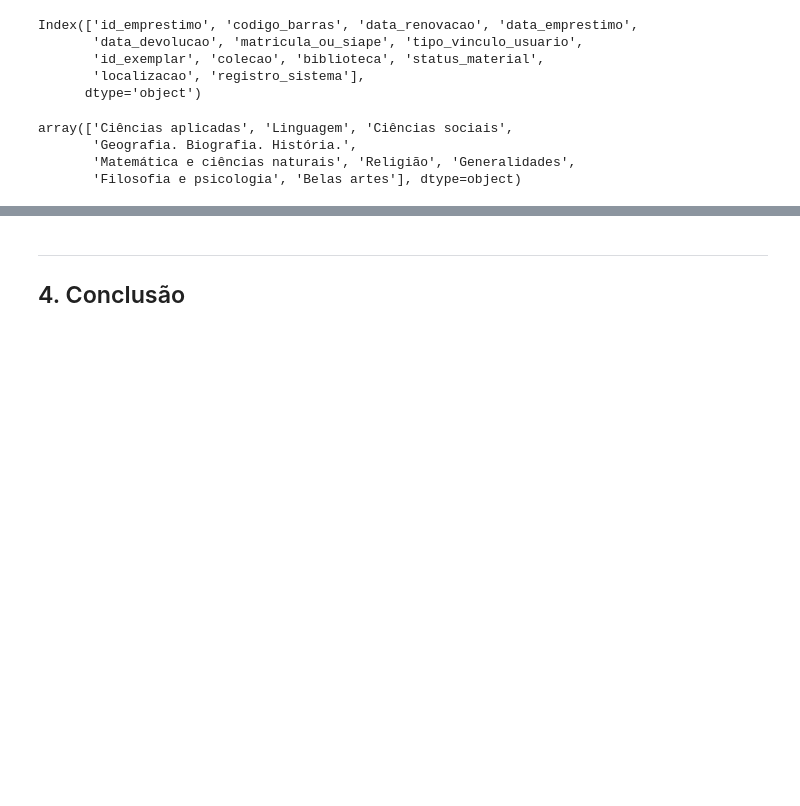
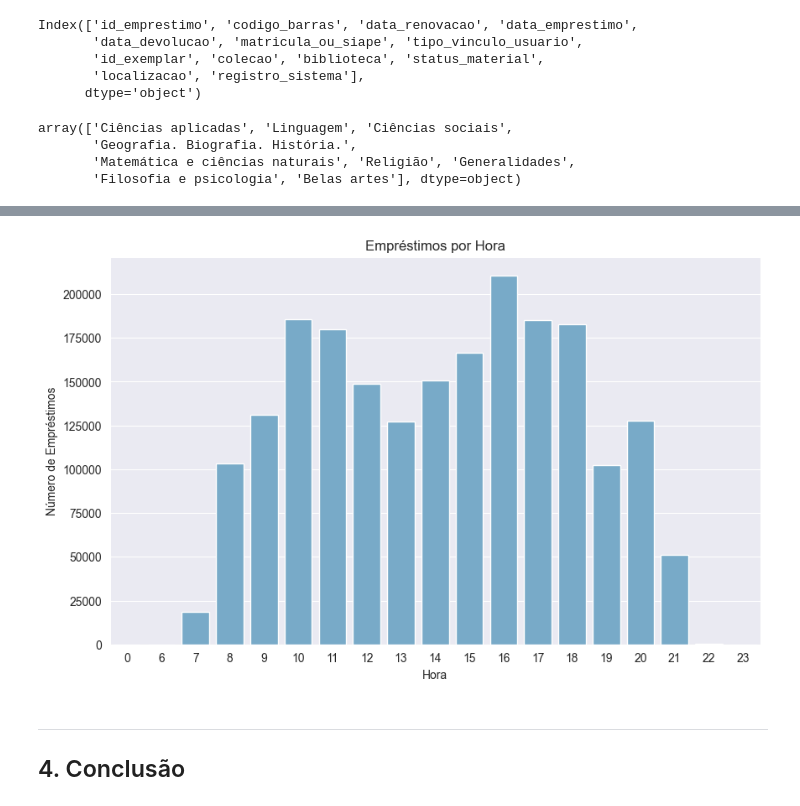
Before and after one commit to leosimoes/Alura-7DaysOfCode-Dados, a Jupyter notebook: Python-Pandas/Bibliotecas.ipynb, the cells around one changed output, grey strips where cells are left out. Saved outputs shown, nothing was run; the diff lists cells and outputs as text; code cells hidden in the pictures; blank space fills up the shorter version.

```diff
--- a/Python-Pandas/Bibliotecas.ipynb
+++ b/Python-Pandas/Bibliotecas.ipynb
@@ -237,0 +289,13 @@ assert df['matricula_ou_siape'].dtype == pd.StringDtype()
+# %%
+def plotar_barra(x, y, xlabel, ylabel, titulo):
+    paleta_cores = sns.color_palette("Blues", n_colors=1)
+    plt.figure(figsize=(10, 6))
+    sns.barplot(x=x, y=y, palette=paleta_cores)
+    plt.xlabel(xlabel)
+    plt.ylabel(ylabel)
+    plt.title(titulo)
+    plt.show()
+# %%
+emprestimos_hora = df['data_emprestimo'].dt.hour
+contagem_emprestimos_hora = emprestimos_hora.value_counts().sort_index()
+contagem_emprestimos_hora
@@ -238,3 +323,7 @@ assert df['matricula_ou_siape'].dtype == pd.StringDtype()
+# %%
+plotar_barra(x=contagem_emprestimos_hora.index, y=contagem_emprestimos_hora.values, xlabel='Hora', ylabel='Número de Empréstimos', titulo='Empréstimos por Hora')
+# %% [output]
+[figure, added]
 # %% [markdown]
 ---
 <a id='conclusion'></a>
```
Also changed, not shown: parts of 15 cells of this notebook, 1 other file.
